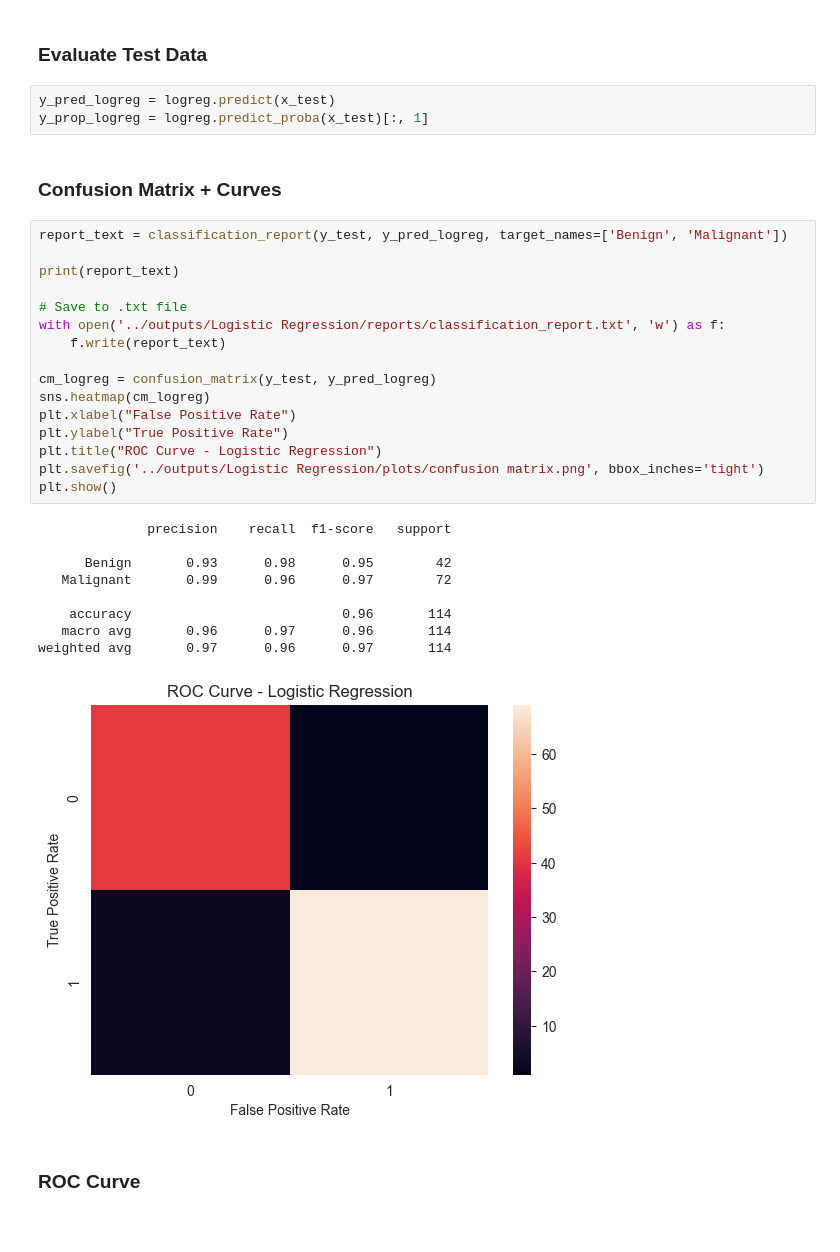
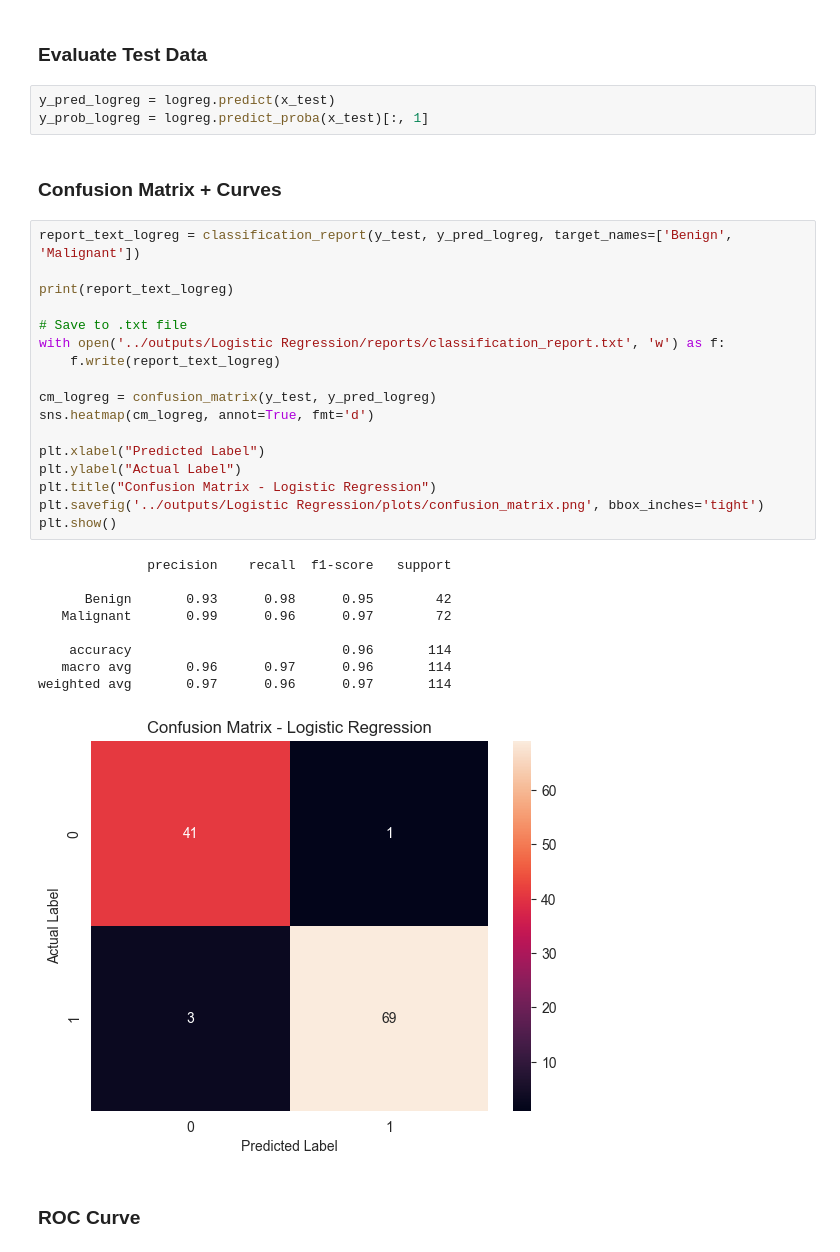
Before and after one commit to YassienTawfikk/BreastCancer-XAI-Evaluation, a Jupyter notebook: notebooks/02_modeling.ipynb, the cells around one changed output. Drawn from its saved outputs; the diff is of its cells as text.

```diff
--- a/notebooks/02_modeling.ipynb
+++ b/notebooks/02_modeling.ipynb
@@ -58,35 +58,36 @@ joblib.dump(logreg, '../outputs/Logistic Regression/model/logreg_model.pkl')
 ### Evaluate Test Data
 # %%
 y_pred_logreg = logreg.predict(x_test)
-y_prop_logreg = logreg.predict_proba(x_test)[:, 1]
+y_prob_logreg = logreg.predict_proba(x_test)[:, 1]
 # %% [markdown]
 ### Confusion Matrix + Curves
 # %%
-report_text = classification_report(y_test, y_pred_logreg, target_names=['Benign', 'Malignant'])
+report_text_logreg = classification_report(y_test, y_pred_logreg, target_names=['Benign', 'Malignant'])
 
-print(report_text)
+print(report_text_logreg)
 
 # Save to .txt file
 with open('../outputs/Logistic Regression/reports/classification_report.txt', 'w') as f:
-    f.write(report_text)
+    f.write(report_text_logreg)
 
 cm_logreg = confusion_matrix(y_test, y_pred_logreg)
-sns.heatmap(cm_logreg)
-plt.xlabel("False Positive Rate")
-plt.ylabel("True Positive Rate")
-plt.title("ROC Curve - Logistic Regression")
-plt.savefig('../outputs/Logistic Regression/plots/confusion matrix.png', bbox_inches='tight')
+sns.heatmap(cm_logreg, annot=True, fmt='d')
+
+plt.xlabel("Predicted Label")
+plt.ylabel("Actual Label")
+plt.title("Confusion Matrix - Logistic Regression")
+plt.savefig('../outputs/Logistic Regression/plots/confusion_matrix.png', bbox_inches='tight')
 plt.show()
 # %% [output]
               precision    recall  f1-score   support
 
       Benign       0.93      0.98      0.95        42
    Malignant       0.99      0.96      0.97        72
 
     accuracy                           0.96       114
    macro avg       0.96      0.97      0.96       114
 weighted avg       0.97      0.96      0.97       114
-[figure, old version]
+[figure, new version]
 # %% [markdown]
 ### ROC Curve
 # %%
```
Also changed, not shown: parts of 21 cells of this notebook.
